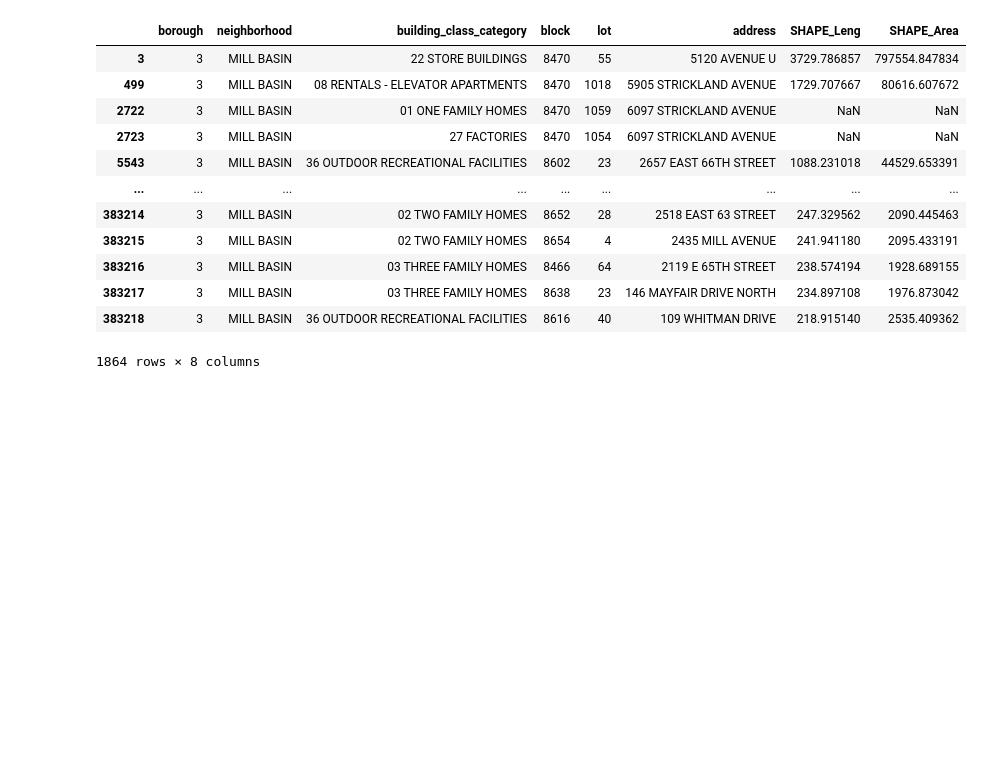
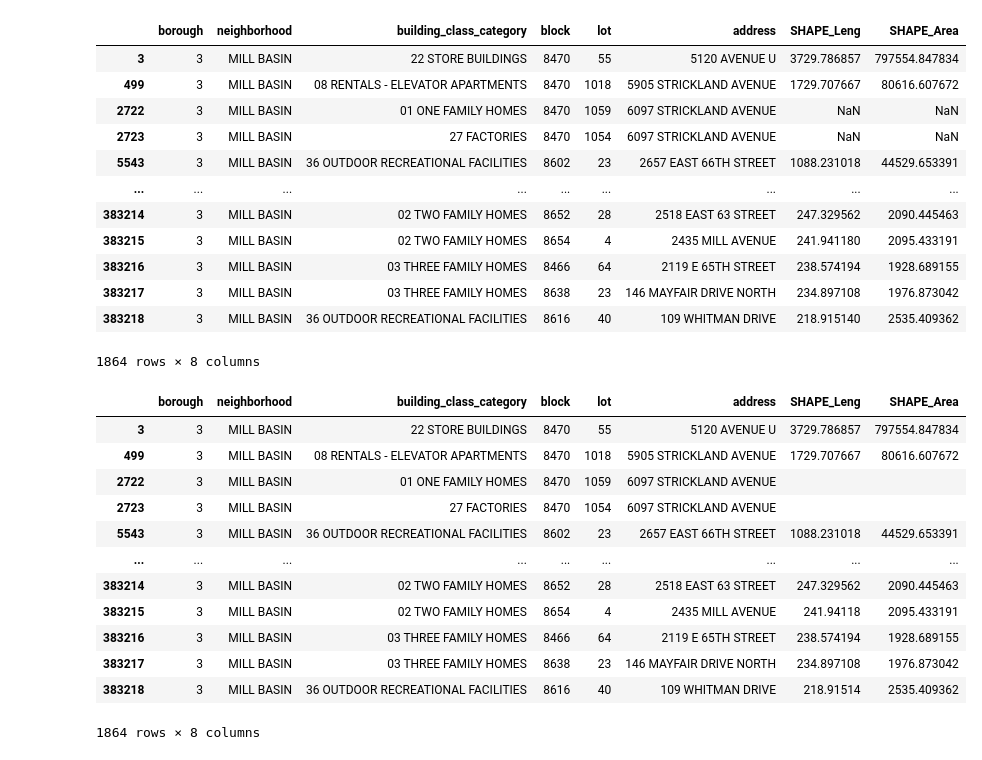
Before and after one commit to jasonmontes94/BrooklynHousingAnalysis, a Jupyter notebook: millbasin.ipynb, the cells around one changed output. Drawn from its saved outputs; the diff is of its cells as text; code cells hidden in the pictures; blank space fills up the shorter version.

```diff
--- a/millbasin.ipynb
+++ b/millbasin.ipynb
@@ -21,0 +5,4 @@ brooklyndf
+# %%
+brooklyndf = pd.read_csv("\Resources\Data\brooklyn_sales.csv")
+brooklyndf
+# jclark: Made recommended changes to corrected CSV from Ryan.
@@ -74,3 +75,21 @@ dfmill
 | 383217 | 3 | MILL BASIN | 03 THREE FAMILY HOMES | 8638 | 23 | 146 MAYFAIR DRIVE NORTH | 234.897108 | 1976.873042 |
 | 383218 | 3 | MILL BASIN | 36 OUTDOOR RECREATIONAL FACILITIES | 8616 | 40 | 109 WHITMAN DRIVE | 218.915140 | 2535.409362 |
 1864 rows × 8 columns
+# %%
+dfmill = dfmill.fillna('')
+# %%
+dfmill
+# %% [output]
+|  | borough | neighborhood | building_class_category | block | lot | address | SHAPE_Leng | SHAPE_Area |
+| 3 | 3 | MILL BASIN | 22 STORE BUILDINGS | 8470 | 55 | 5120 AVENUE U | 3729.786857 | 797554.847834 |
+| 499 | 3 | MILL BASIN | 08 RENTALS - ELEVATOR APARTMENTS | 8470 | 1018 | 5905 STRICKLAND AVENUE | 1729.707667 | 80616.607672 |
+| 2722 | 3 | MILL BASIN | 01 ONE FAMILY HOMES | 8470 | 1059 | 6097 STRICKLAND AVENUE |  |  |
+| 2723 | 3 | MILL BASIN | 27 FACTORIES | 8470 | 1054 | 6097 STRICKLAND AVENUE |  |  |
+| 5543 | 3 | MILL BASIN | 36 OUTDOOR RECREATIONAL FACILITIES | 8602 | 23 | 2657 EAST 66TH STREET | 1088.231018 | 44529.653391 |
+| ... | ... | ... | ... | ... | ... | ... | ... | ... |
+| 383214 | 3 | MILL BASIN | 02 TWO FAMILY HOMES | 8652 | 28 | 2518 EAST 63 STREET | 247.329562 | 2090.445463 |
+| 383215 | 3 | MILL BASIN | 02 TWO FAMILY HOMES | 8654 | 4 | 2435 MILL AVENUE | 241.94118 | 2095.433191 |
+| 383216 | 3 | MILL BASIN | 03 THREE FAMILY HOMES | 8466 | 64 | 2119 E 65TH STREET | 238.574194 | 1928.689155 |
+| 383217 | 3 | MILL BASIN | 03 THREE FAMILY HOMES | 8638 | 23 | 146 MAYFAIR DRIVE NORTH | 234.897108 | 1976.873042 |
+| 383218 | 3 | MILL BASIN | 36 OUTDOOR RECREATIONAL FACILITIES | 8616 | 40 | 109 WHITMAN DRIVE | 218.91514 | 2535.409362 |
+1864 rows × 8 columns
```
Also changed, not shown: parts of 2 cells of this notebook.
